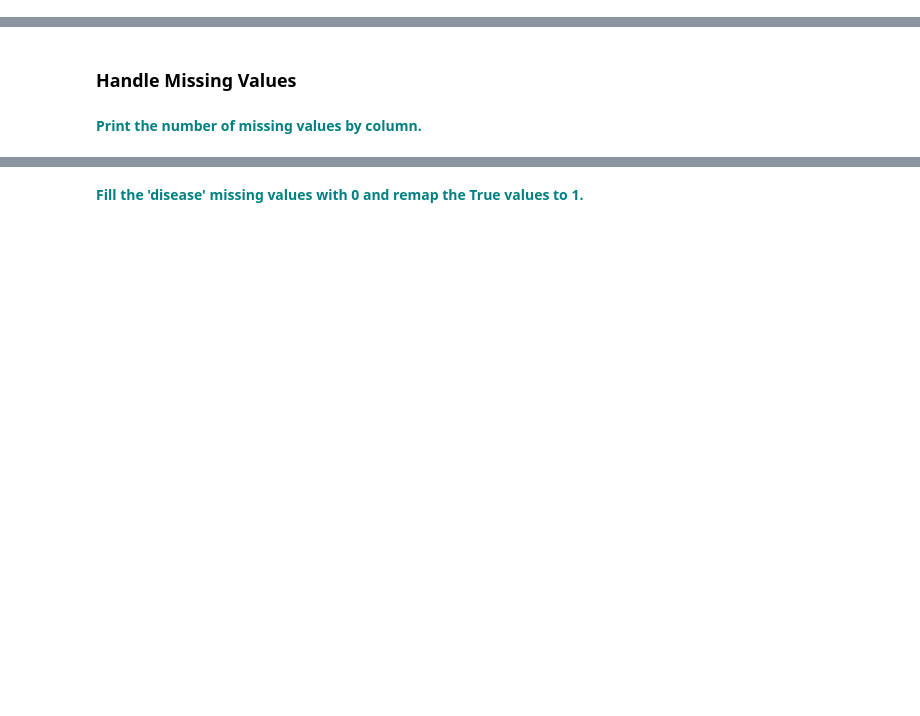
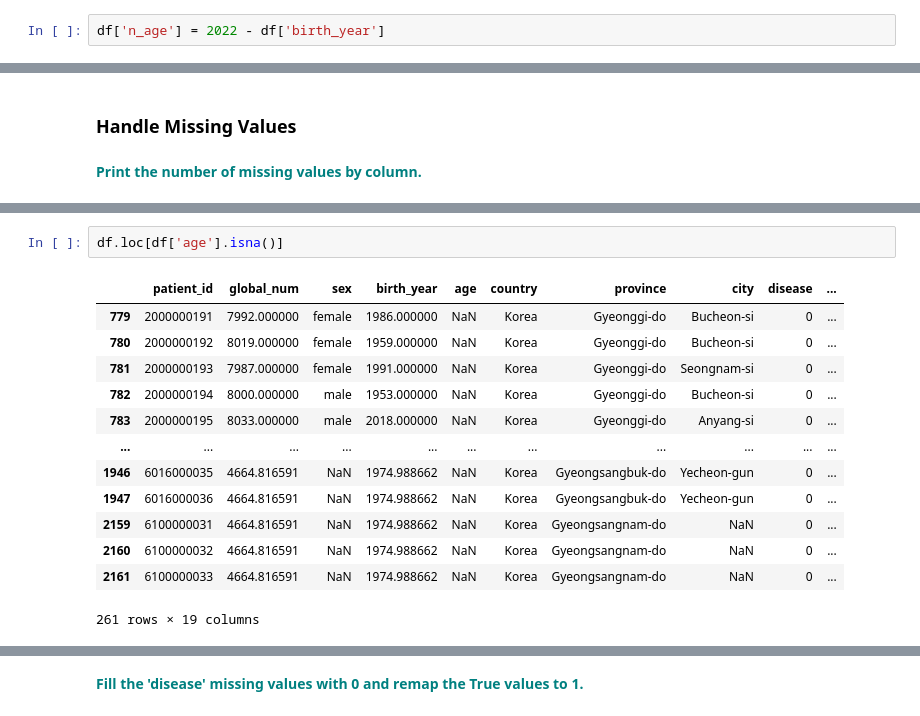
Before and after one commit to mgfos207/Springboard, a Jupyter notebook: Module 14/RandomForest Covid Case Study_06302020/RandomForest_casestudy_covid19.ipynb, the cells around one changed output, grey strips where cells are left out. Cells and saved outputs as stored; diff of their text form; blank space fills up the shorter version.

```diff
--- a/Module 14/RandomForest Covid Case Study_06302020/RandomForest_casestudy_covid19.ipynb
+++ b/Module 14/RandomForest Covid Case Study_06302020/RandomForest_casestudy_covid19.ipynb
@@ -73,2 +190,4 @@ df.state.value_counts()
 # %% [markdown]
  **<font color='teal'> Create a new column named 'n_age' which is the calculated age based on the birth year column.</font>**
+# %%
+df['n_age'] = 2022 - df['birth_year']
@@ -79,2 +233,18 @@ df.state.value_counts()
+# %%
+df.loc[df['age'].isna()]
+# %% [output]
+|  | patient_id | global_num | sex | birth_year | age | country | province | city | disease | ... |
+| 779 | 2000000191 | 7992.000000 | female | 1986.000000 | NaN | Korea | Gyeonggi-do | Bucheon-si | 0 | ... |
+| 780 | 2000000192 | 8019.000000 | female | 1959.000000 | NaN | Korea | Gyeonggi-do | Bucheon-si | 0 | ... |
+| 781 | 2000000193 | 7987.000000 | female | 1991.000000 | NaN | Korea | Gyeonggi-do | Seongnam-si | 0 | ... |
+| 782 | 2000000194 | 8000.000000 | male | 1953.000000 | NaN | Korea | Gyeonggi-do | Bucheon-si | 0 | ... |
+| 783 | 2000000195 | 8033.000000 | male | 2018.000000 | NaN | Korea | Gyeonggi-do | Anyang-si | 0 | ... |
+| ... | ... | ... | ... | ... | ... | ... | ... | ... | ... | ... |
+| 1946 | 6016000035 | 4664.816591 | NaN | 1974.988662 | NaN | Korea | Gyeongsangbuk-do | Yecheon-gun | 0 | ... |
+| 1947 | 6016000036 | 4664.816591 | NaN | 1974.988662 | NaN | Korea | Gyeongsangbuk-do | Yecheon-gun | 0 | ... |
+| 2159 | 6100000031 | 4664.816591 | NaN | 1974.988662 | NaN | Korea | Gyeongsangnam-do | NaN | 0 | ... |
+| 2160 | 6100000032 | 4664.816591 | NaN | 1974.988662 | NaN | Korea | Gyeongsangnam-do | NaN | 0 | ... |
+| 2161 | 6100000033 | 4664.816591 | NaN | 1974.988662 | NaN | Korea | Gyeongsangnam-do | NaN | 0 | ... |
+261 rows × 19 columns
 # %%
 df.info()
```
Also changed, not shown: parts of 34 cells of this notebook.
